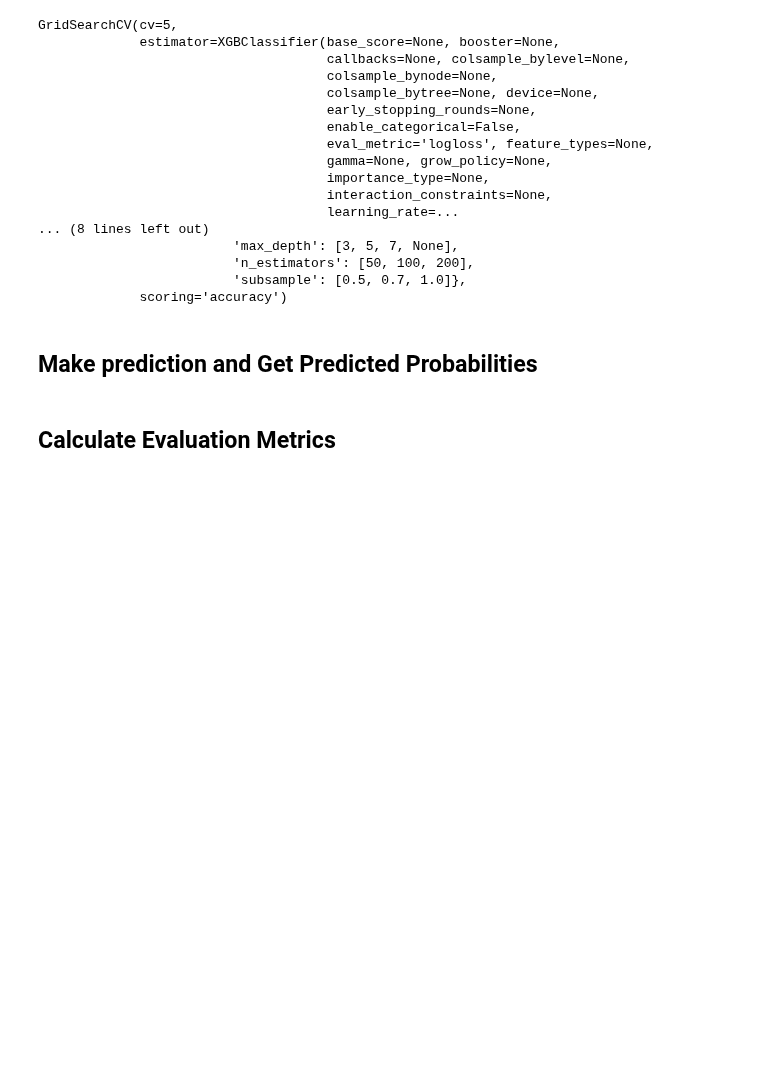
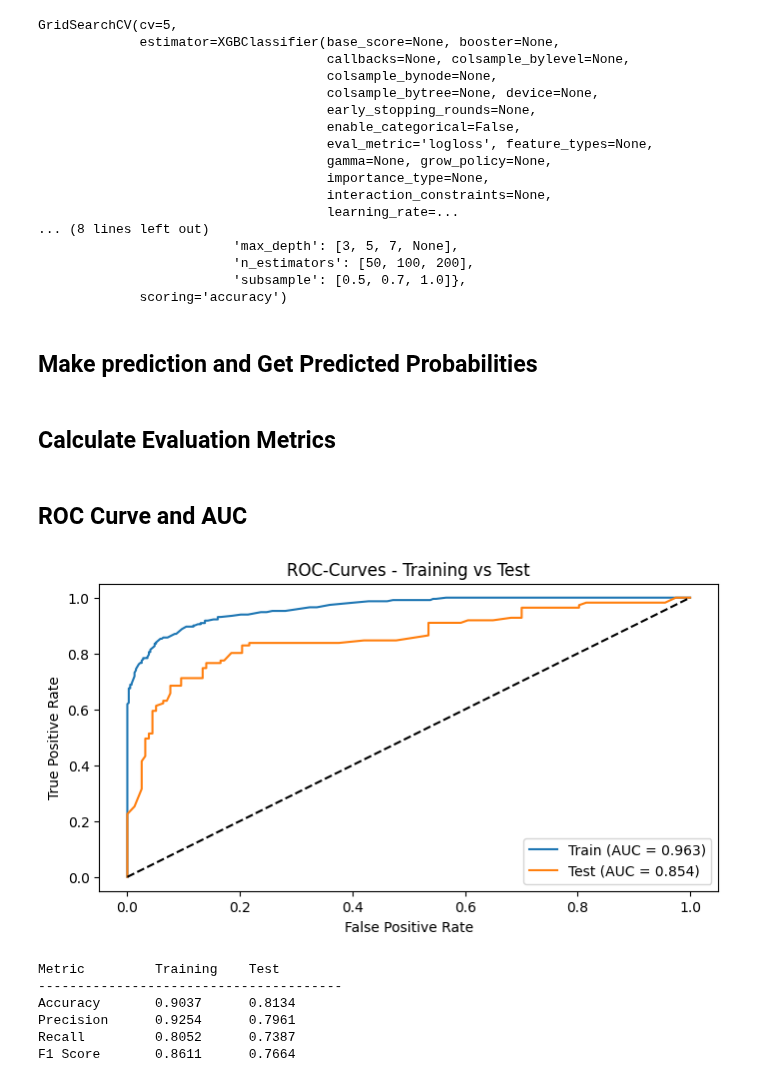
Before and after one commit to tshihab07/Titanic-Life-Prediction, a Jupyter notebook: advancedModeling.ipynb, the cells around one changed output. Drawn from its saved outputs; the diff is of its cells as text; code cells hidden in the pictures; blank space fills up the shorter version.

Commit message:
Implement XGBoosting Modeling: Visualize ROC-Curve and summarize the model performance

```diff
--- a/advancedModeling.ipynb
+++ b/advancedModeling.ipynb
@@ -442,3 +442,55 @@ xgb_test_acc = accuracy_score(y_test, xgb_test_pred)              # accuracy sco
 xgb_test_precision = precision_score(y_test, xgb_test_pred)       # precision score
 xgb_test_recall = recall_score(y_test, xgb_test_pred)             # recall score
 xgb_test_f1 = f1_score(y_test, xgb_test_pred)                     # f1 score
+# %% [markdown]
+## ROC Curve and AUC
+# %%
+#  roc curv for training and test set
+xgb_train_fpr, xgb_train_tpr, _ = roc_curve(y_train, xgb_train_proba)
+xgb_test_fpr, xgb_test_tpr, _ = roc_curve(y_test,  xgb_test_proba)
+
+# calculate AUC for training and test set
+xgb_train_auc = auc(xgb_train_fpr, xgb_train_tpr)
+xgb_test_auc = auc(xgb_test_fpr, xgb_test_tpr)
+# %%
+# figure size
+plt.figure(figsize=(8, 4))
+
+# plotting curve
+plt.plot(xgb_train_fpr, xgb_train_tpr, label=f"Train (AUC = {xgb_train_auc:.3f})")
+plt.plot(xgb_test_fpr, xgb_test_tpr, label=f"Test (AUC = {xgb_test_auc:.3f})")
+plt.plot([0, 1], [0, 1], 'k--')
+
+# set labels
+plt.xlabel('False Positive Rate')
+plt.ylabel('True Positive Rate')
+plt.title('ROC-Curves - Training vs Test')
+plt.legend()
+
+plt.show()
+# %% [output]
+[figure, added]
+# %%
+# summary of the metrics
+
+metrics = [
+    ('Accuracy', xgb_train_acc, xgb_test_acc),
+    ('Precision', xgb_train_precision, xgb_test_precision),
+    ('Recall', xgb_train_recall, xgb_test_recall),
+    ('F1 Score', xgb_train_f1, xgb_test_f1)
+]
+
+# print header
+print(f"{'Metric':<15}{'Training':<12}{'Test':<12}")
+print("-" * 39)
+
+# print each row
+for name, train_val, test_val in metrics:
+    print(f"{name:<15}{train_val:<12.4f}{test_val:<12.4f}")
+# %% [output]
+Metric         Training    Test
+---------------------------------------
+Accuracy       0.9037      0.8134
+Precision      0.9254      0.7961
+Recall         0.8052      0.7387
+F1 Score       0.8611      0.7664
```
